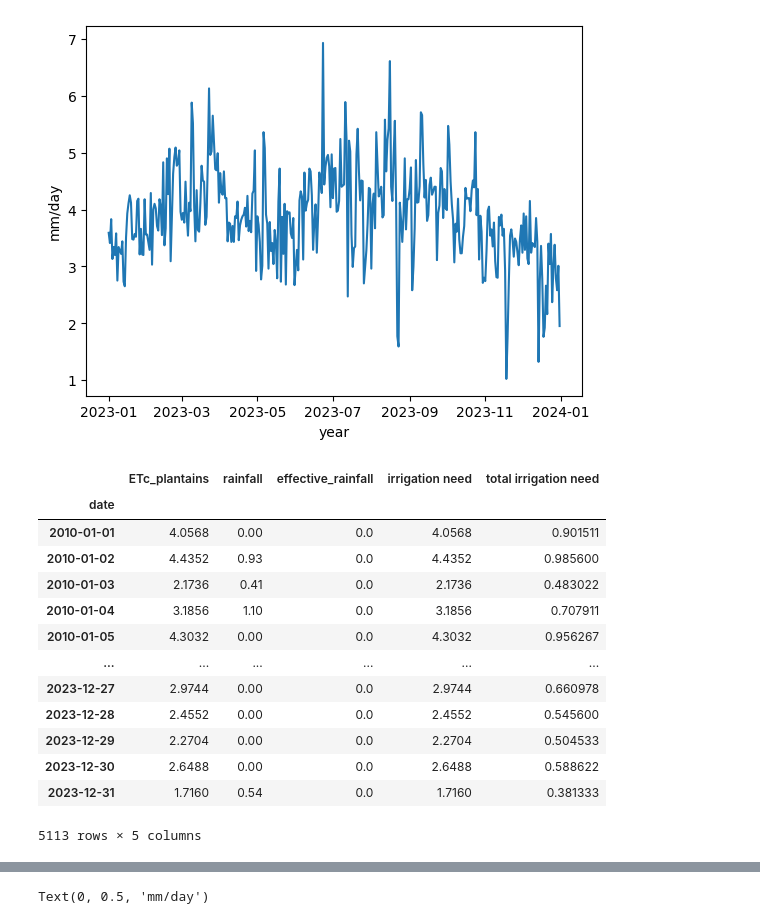
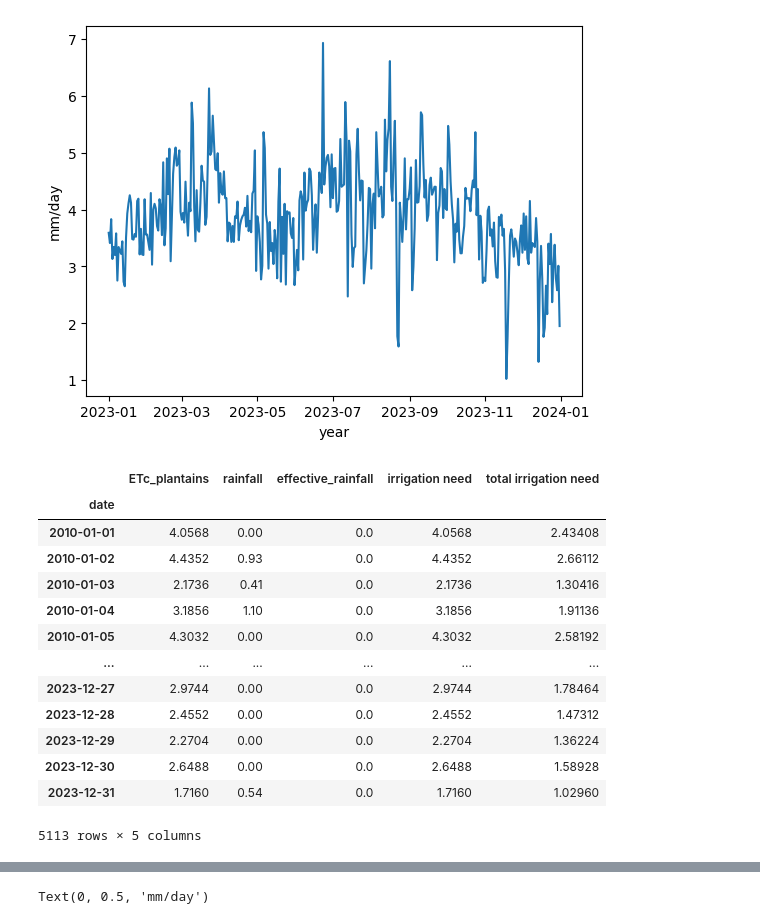
Before and after one commit to mascholten123/Code, a Jupyter notebook: NetworkCode/PlantWaterCalcs.ipynb, the cells around one changed output, grey strips where cells are left out. Drawn from its saved outputs; the diff is of its cells as text; code cells hidden in the pictures.

```diff
--- a/NetworkCode/PlantWaterCalcs.ipynb
+++ b/NetworkCode/PlantWaterCalcs.ipynb
@@ -174,39 +174,43 @@ Text(0, 0.5, 'mm/day')
 # %%
 #plantians @ CEBIVE
 kc_plantains = 0.88 #Goenaga et al (1995)
 df_plantains = pd.DataFrame()
 df_plantains['ETc_plantains'] = kc_plantains * ETo_results_CEBIVE #mm/day
 df_plantains['rainfall'] = df_precipitation_CEBIVE['rain_1h'] #mm/day
 
 df_plantains['effective_rainfall'] = np.where(df_plantains['rainfall'] > 2.5, (0.8/30) * df_plantains['rainfall'] - (25/30), (0.6/30) * df_plantains['rainfall'] - (10/30))
 #from FAO section 4.4 (https://www.fao.org/3/s2022e/s2022e08.htm#4.2%20determination%20of%20the%20effective%20rainfall*)
 df_plantains['effective_rainfall'] = np.where(df_plantains['effective_rainfall'] < 0, 0, df_plantains['effective_rainfall']) #can never be less than zero
 df_plantains['irrigation need'] = df_plantains['ETc_plantains'] - df_plantains['effective_rainfall'] #mm/day
 df_plantains['irrigation need'] = np.where(df_plantains['irrigation need'] < 0, 0, df_plantains['irrigation need']) #can never be less than zero
 # set to 0 if negative (https://extension.colostate.edu/topic-areas/agriculture/irrigation-scheduling-the-water-balance-approach-4-707/)
 
 
-eff_drip = 0.9 #drip irrigation efficiency
+eff_drip = 0.9 #drip irrigation efficiency (Salem 2019)
+LR = 0.2 #leaching requirement (Salem 2019)
+A = 20* 100 #area of field (m2)
+f_w = 0.3
+
 L_plantain = 2 #m, distance between plantains
 n_rows = 4 #number of rows
 n_plantains = (100/L_plantain) * n_rows  #number of plantains per plot (100 meter long rows with 4 rows per plot)
 
-df_plantains['total irrigation need'] = (n_plantains * df_plantains['irrigation need']) / (eff_drip * 1000) #m3/day
+df_plantains['total irrigation need'] =  (A * df_plantains['irrigation need']*f_w) / 1000 #m3/day
 df_plantains
 # %% [output]
 |  | ETc_plantains | rainfall | effective_rainfall | irrigation need | total irrigation need |
 | date |  |  |  |  |  |
-| 2010-01-01 | 4.0568 | 0.00 | 0.0 | 4.0568 | 0.901511 |
-| 2010-01-02 | 4.4352 | 0.93 | 0.0 | 4.4352 | 0.985600 |
-| 2010-01-03 | 2.1736 | 0.41 | 0.0 | 2.1736 | 0.483022 |
-| 2010-01-04 | 3.1856 | 1.10 | 0.0 | 3.1856 | 0.707911 |
-| 2010-01-05 | 4.3032 | 0.00 | 0.0 | 4.3032 | 0.956267 |
+| 2010-01-01 | 4.0568 | 0.00 | 0.0 | 4.0568 | 2.43408 |
+| 2010-01-02 | 4.4352 | 0.93 | 0.0 | 4.4352 | 2.66112 |
+| 2010-01-03 | 2.1736 | 0.41 | 0.0 | 2.1736 | 1.30416 |
+| 2010-01-04 | 3.1856 | 1.10 | 0.0 | 3.1856 | 1.91136 |
+| 2010-01-05 | 4.3032 | 0.00 | 0.0 | 4.3032 | 2.58192 |
 | ... | ... | ... | ... | ... | ... |
-| 2023-12-27 | 2.9744 | 0.00 | 0.0 | 2.9744 | 0.660978 |
-| 2023-12-28 | 2.4552 | 0.00 | 0.0 | 2.4552 | 0.545600 |
-| 2023-12-29 | 2.2704 | 0.00 | 0.0 | 2.2704 | 0.504533 |
-| 2023-12-30 | 2.6488 | 0.00 | 0.0 | 2.6488 | 0.588622 |
-| 2023-12-31 | 1.7160 | 0.54 | 0.0 | 1.7160 | 0.381333 |
+| 2023-12-27 | 2.9744 | 0.00 | 0.0 | 2.9744 | 1.78464 |
+| 2023-12-28 | 2.4552 | 0.00 | 0.0 | 2.4552 | 1.47312 |
+| 2023-12-29 | 2.2704 | 0.00 | 0.0 | 2.2704 | 1.36224 |
+| 2023-12-30 | 2.6488 | 0.00 | 0.0 | 2.6488 | 1.58928 |
+| 2023-12-31 | 1.7160 | 0.54 | 0.0 | 1.7160 | 1.02960 |
 5113 rows × 5 columns
 # %%
 #Tomatos @ Constanza
```
Also changed, not shown: parts of 4 cells of this notebook, 1 other file.
